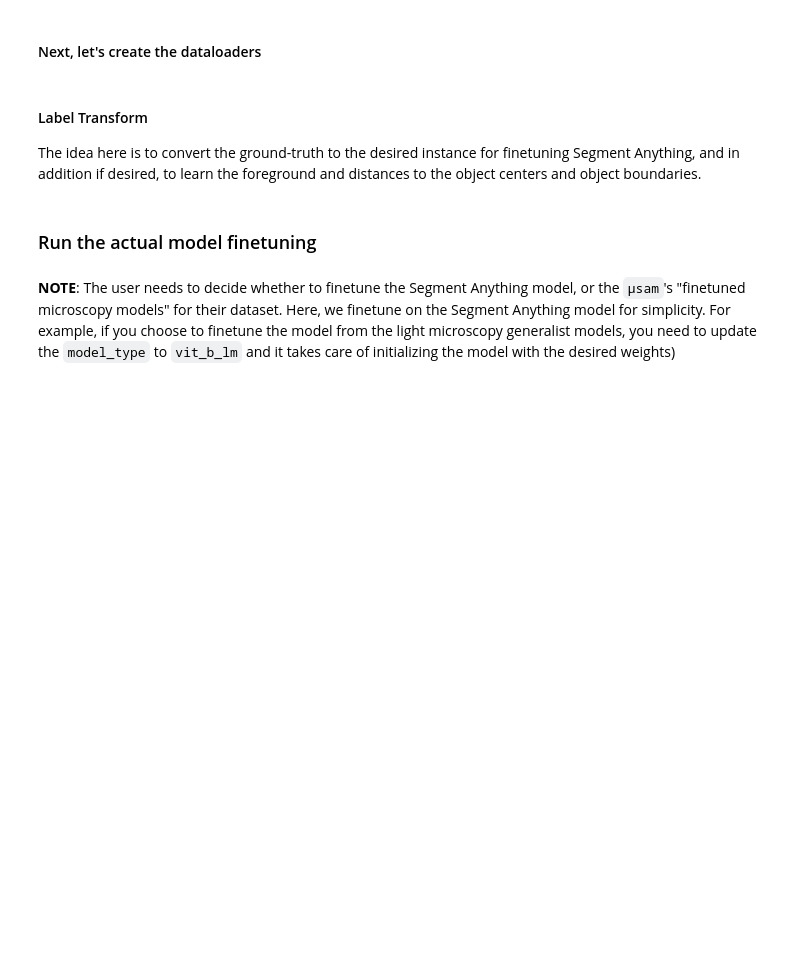
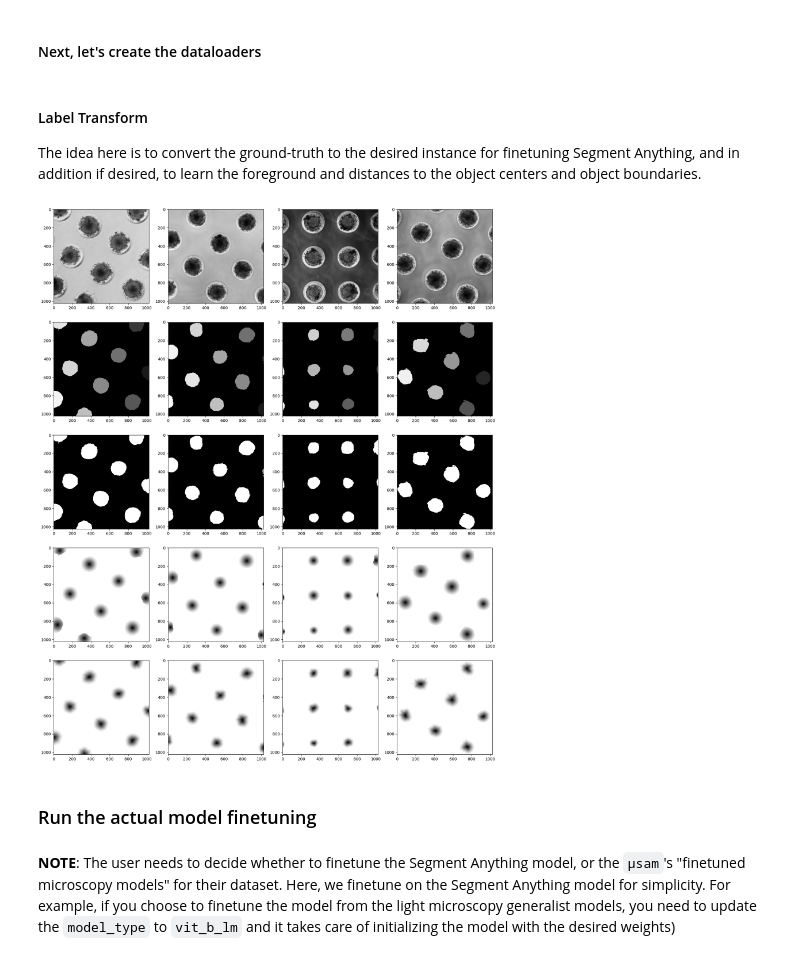
Before and after one commit to maartenpaul/spheroidAnalysis, a Jupyter notebook: sam_finetuning_own.ipynb, the cells around one changed output. Saved outputs shown, nothing was run; the diff lists cells and outputs as text; code cells hidden in the pictures; blank space fills up the shorter version.

```diff
--- a/sam_finetuning_own.ipynb
+++ b/sam_finetuning_own.ipynb
@@ -203,6 +241,9 @@ val_loader = torch_em.default_segmentation_loader(
 # %%
 # Let's check how our samples look from the dataloader
 check_loader(train_loader, 4, plt=True)
+check_loader(val_loader, 4, plt=True)
+# %% [output]
+[figure, added]
 # %% [markdown]
 ### Run the actual model finetuning
 # %%
```
Also changed, not shown: parts of 32 cells of this notebook, 1 other file.
